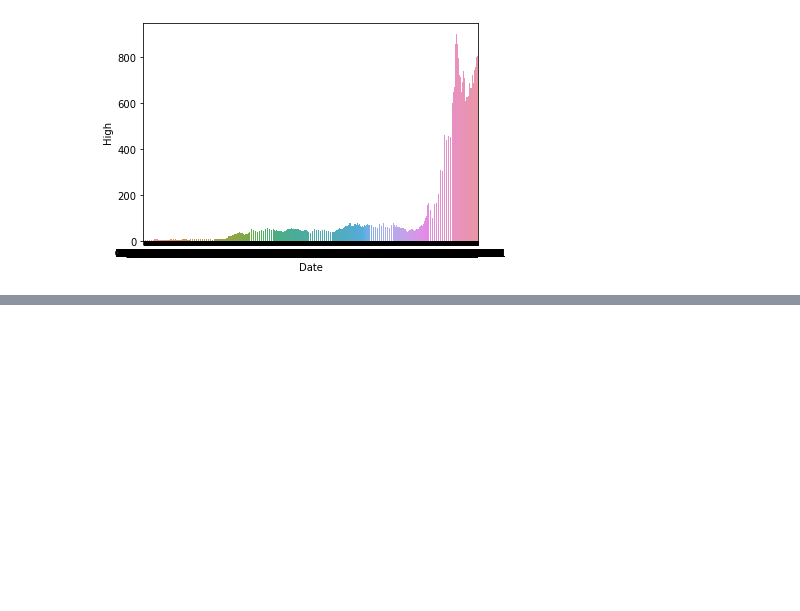
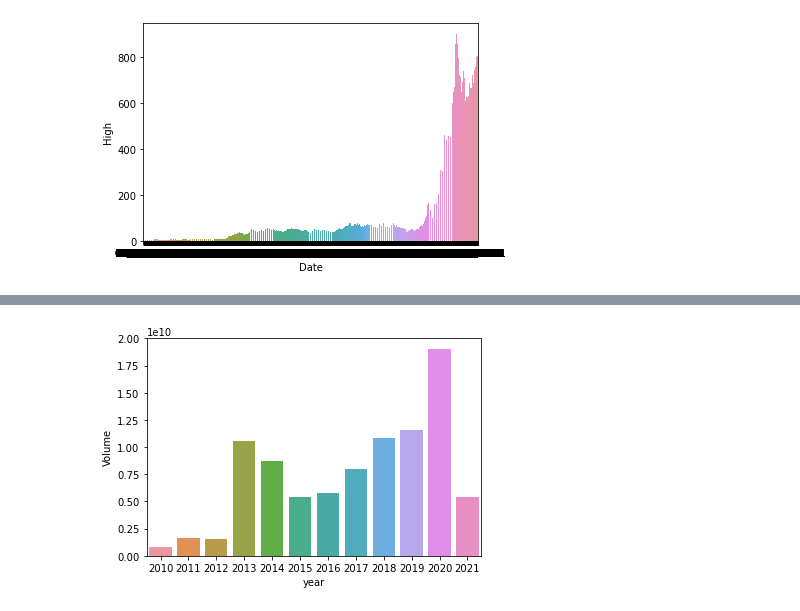
Before and after one commit to anacarol84/Project1_Tesla, a Jupyter notebook: Project-1/DataCleaningnew.ipynb, the cells around one changed output, grey strips where cells are left out. Cells and saved outputs as stored; diff of their text form; code cells hidden in the pictures; blank space fills up the shorter version.

```diff
--- a/Project-1/DataCleaningnew.ipynb
+++ b/Project-1/DataCleaningnew.ipynb
@@ -179,0 +217,4 @@ plt.savefig("scatterplot open vs close wtih volume as color.png")
+# %%
+# What are the distribution of sum of volumes in each year?
+sum_yealy_df = Tesla_year_Df.groupby('year')[['Volume']].sum()
+sum_yealy_df
@@ -179,0 +236,5 @@ plt.savefig("scatterplot open vs close wtih volume as color.png")
+# %%
+sns.barplot(sum_yealy_df.index, sum_yealy_df.Volume, data=Tesla_year_Df);
+plt.savefig("Distribution of sum of volumens each year.png")
+# %% [output]
+[figure, added]
```
Also changed, not shown: parts of 12 cells of this notebook, 5 other files.
